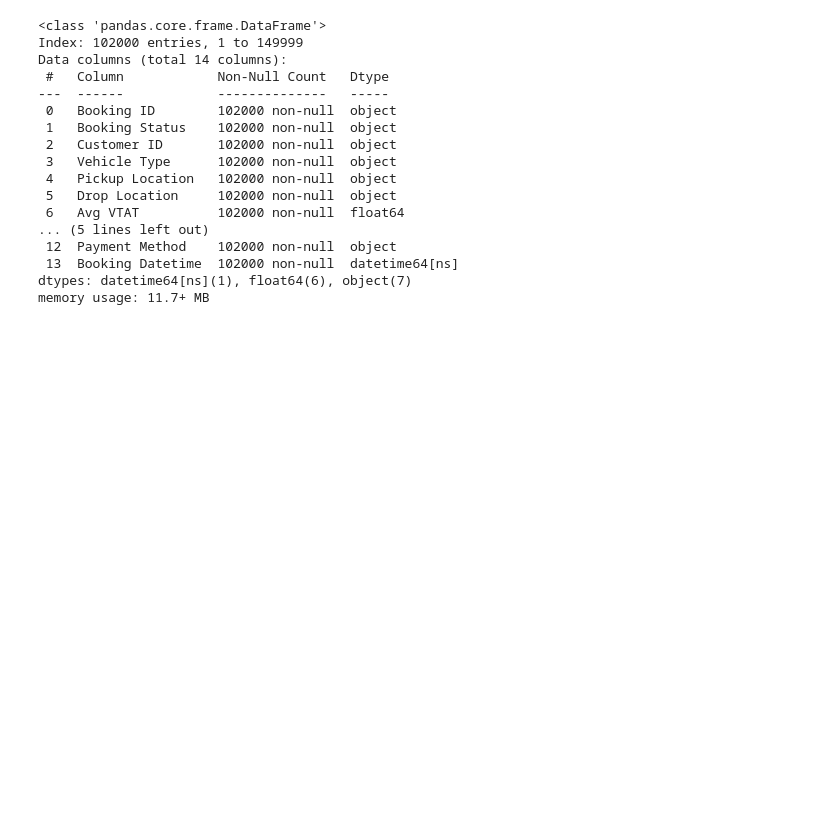
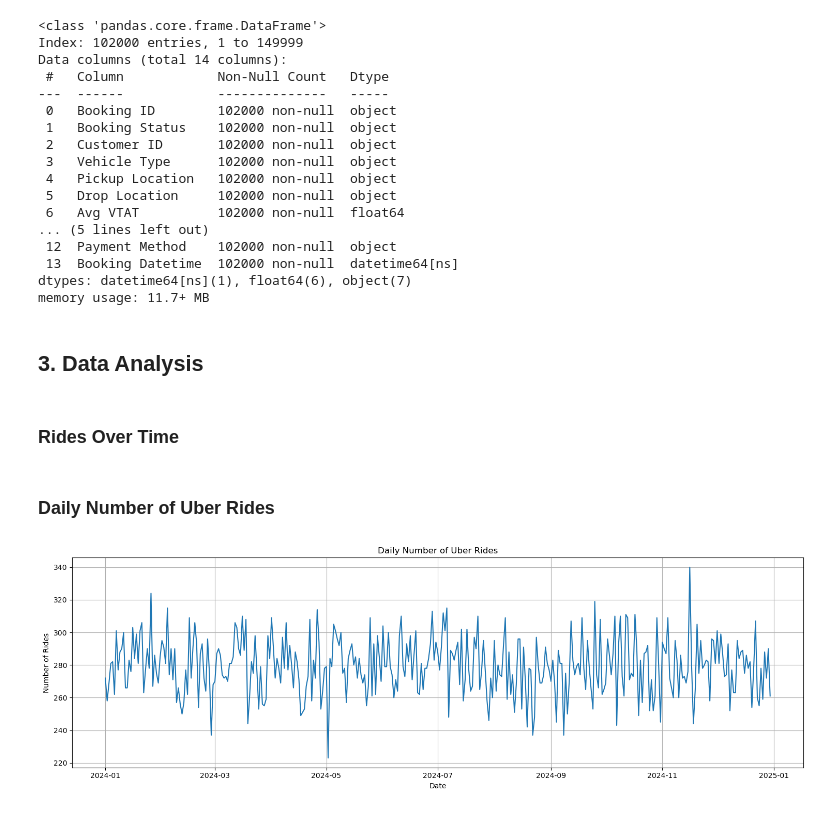
Before and after one commit to Babraakinyi/uber-trends-analytics, a Jupyter notebook: notebooks/EDA.ipynb, the cells around one changed output. Cells and saved outputs as stored; diff of their text form; code cells hidden in the pictures; blank space fills up the shorter version.

Commit message:
Added data analysis section: cancellations, payment, revenue by location

```diff
--- a/notebooks/EDA.ipynb
+++ b/notebooks/EDA.ipynb
@@ -253,3 +251,25 @@ Data columns (total 14 columns):
  13  Booking Datetime  102000 non-null  datetime64[ns]
 dtypes: datetime64[ns](1), float64(6), object(7)
 memory usage: 11.7+ MB
+# %% [markdown]
+## 3. Data Analysis
+# %% [markdown]
+### Rides Over Time
+# %% [markdown]
+### Daily Number of Uber Rides
+# %%
+daily_trips = df['Booking Datetime'].dt.date.value_counts().sort_index()
+
+# Plot
+import matplotlib.pyplot as plt
+
+plt.figure(figsize=(15,5))
+daily_trips.plot()
+plt.title('Daily Number of Uber Rides')
+plt.xlabel('Date')
+plt.ylabel('Number of Rides')
+plt.grid(True)
+plt.tight_layout()
+plt.show()
+# %% [output]
+[figure, added]
```
Also changed, not shown: parts of 47 cells of this notebook, 2 other files.
